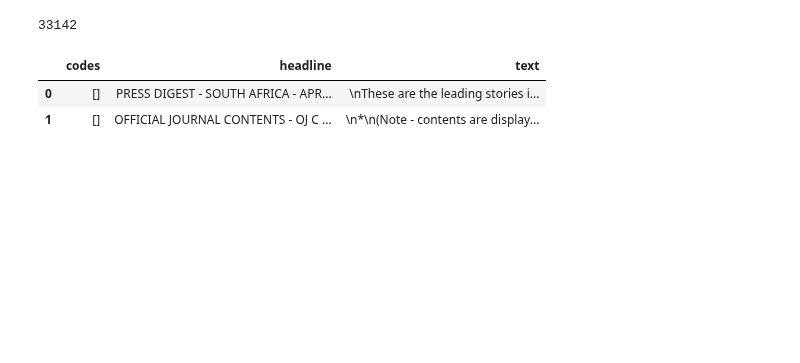
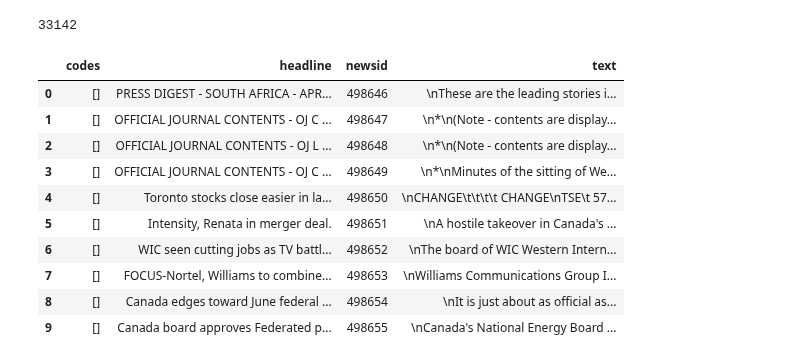
Before and after one commit to jannenev/reuters, a Jupyter notebook: 1-preprocess_data.ipynb, the cells around one changed output. Saved outputs shown, nothing was run; the diff lists cells and outputs as text; code cells hidden in the pictures; blank space fills up the shorter version.

Commit message:
added extracting newsid for test data and sorting by it

```diff
--- a/1-preprocess_data.ipynb
+++ b/1-preprocess_data.ipynb
@@ -121,0 +137,6 @@ print(text.get_text()[0:1000])
+# %%
+# Get newsid - number of article
+hrefs = soup.find_all('newsitem')
+for href in hrefs:
+    print(href.get('itemid'))
+    #print href
@@ -331,0 +415,2 @@ print(filenames_zip[0:4])
+# %%
+filenames_zip.sort()
@@ -338,14 +440,22 @@ ind_8 = 0
 for i, file in enumerate(filenames_zip):
     if i == 8:
         ind_8 = len(documents)
-    documents.extend( read_one_zipfile(mypath+file) )
+    documents.extend( read_one_zipfile_newsid(mypath+file) )
 len(documents)
 # %% [output]
 33142
 # %%
 new_data = pd.DataFrame(documents)
-new_data[0:2]
+new_data[0:10]
 # %% [output]
-|  | codes | headline | text |
-| 0 | [] | PRESS DIGEST - SOUTH AFRICA - APR... | \nThese are the leading stories i... |
-| 1 | [] | OFFICIAL JOURNAL CONTENTS - OJ C ... | \n*\n(Note - contents are display... |
+|  | codes | headline | newsid | text |
+| 0 | [] | PRESS DIGEST - SOUTH AFRICA - APR... | 498646 | \nThese are the leading stories i... |
+| 1 | [] | OFFICIAL JOURNAL CONTENTS - OJ C ... | 498647 | \n*\n(Note - contents are display... |
+| 2 | [] | OFFICIAL JOURNAL CONTENTS - OJ L ... | 498648 | \n*\n(Note - contents are display... |
+| 3 | [] | OFFICIAL JOURNAL CONTENTS - OJ C ... | 498649 | \n*\nMinutes of the sitting of We... |
+| 4 | [] | Toronto stocks close easier in la... | 498650 | \nCHANGE\t\t\t\t CHANGE\nTSE\t 57... |
+| 5 | [] | Intensity, Renata in merger deal. | 498651 | \nA hostile takeover in Canada's ... |
+| 6 | [] | WIC seen cutting jobs as TV battl... | 498652 | \nThe board of WIC Western Intern... |
+| 7 | [] | FOCUS-Nortel, Williams to combine... | 498653 | \nWilliams Communications Group I... |
+| 8 | [] | Canada edges toward June federal ... | 498654 | \nIt is just about as official as... |
+| 9 | [] | Canada board approves Federated p... | 498655 | \nCanada's National Energy Board ... |
```
Also changed, not shown: parts of 12 cells of this notebook.
